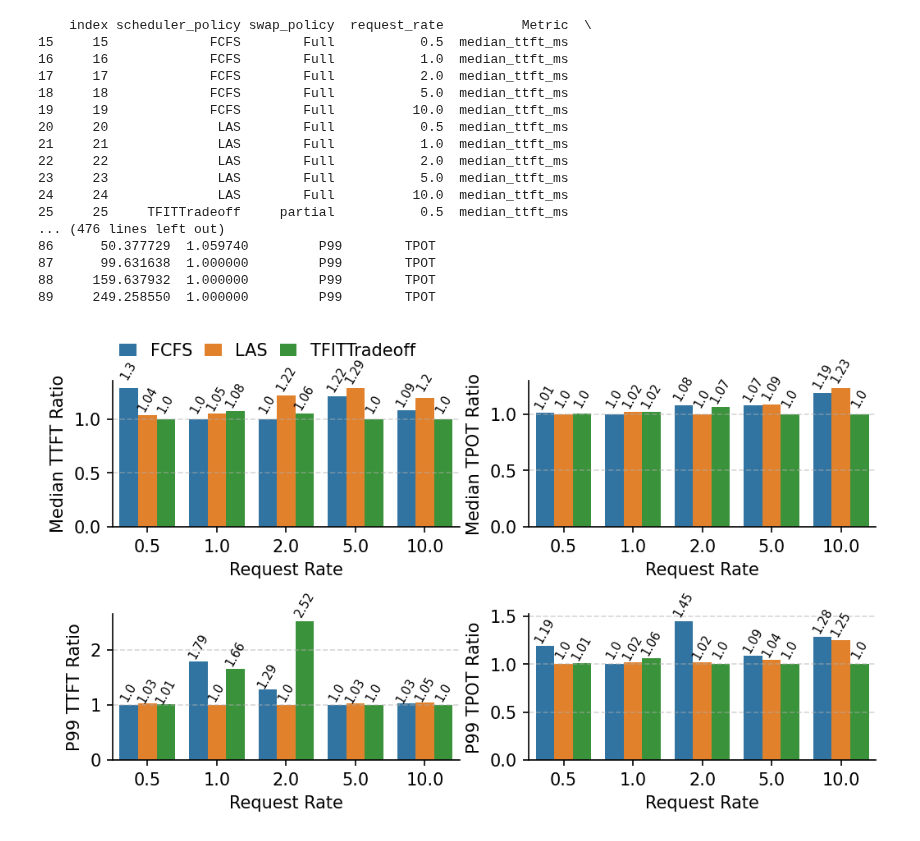
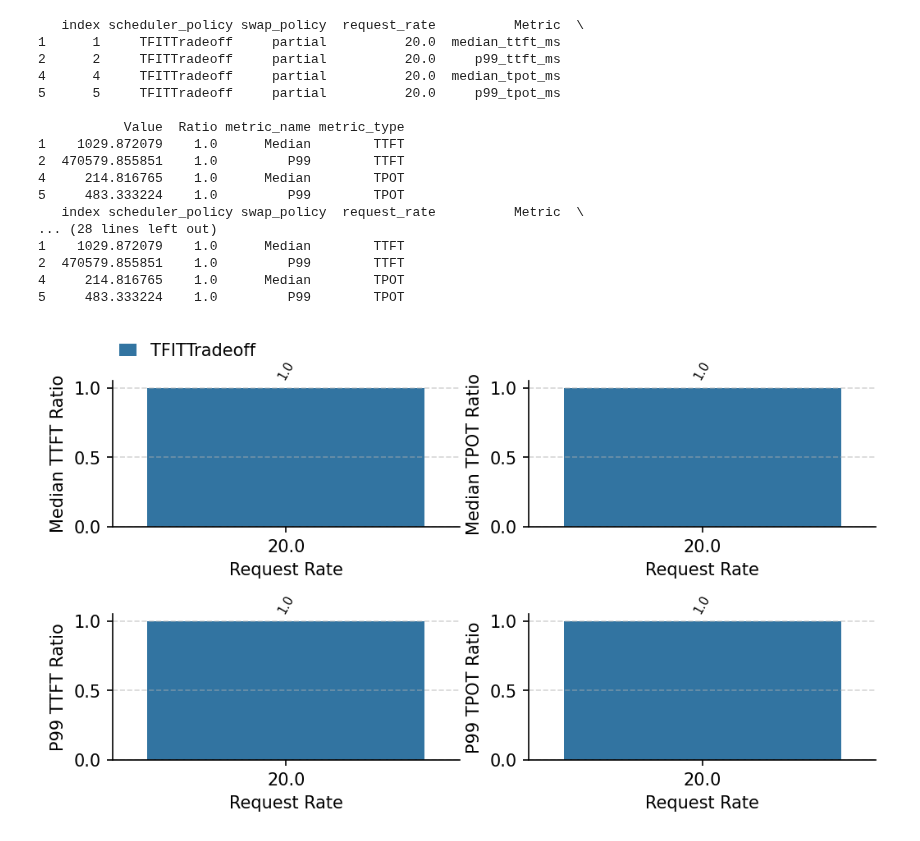
Before and after one commit to chengzhi-lu/vllm, a Jupyter notebook: benchmarks/result/analysis/result_analysis_1.ipynb, the cells around one changed output. Drawn from its saved outputs; the diff is of its cells as text; code cells hidden in the pictures.

```diff
--- a/benchmarks/result/analysis/result_analysis_1.ipynb
+++ b/benchmarks/result/analysis/result_analysis_1.ipynb
@@ -20,8 +20,8 @@ replace_name = {
 }
 # %%
 # _date = "20240918"
-_date = "20241005"
-_counters = [0]
+_date = "20241009"
+_counters = [840]
 e2e_result_dir_names = [
     os.path.join(base_dir, _date, str(counter)) for counter in _counters
 ]
@@ -423,52 +423,52 @@ def bar_plot_2(_long_df):
         ax.spines['top'].set_visible(False)
         ax.spines['right'].set_visible(False)
 
         _ax[_i // 2][_i % 2].set_xlabel("Request Rate")
         _ax[_i // 2][_i % 2].set_ylabel(metrics[_i][0] + " " + metrics[_i][1]+" Ratio")
 
         add_num_annotation(_ax[_i // 2][_i % 2], rotation=60, fontsize=7)
 
         _ax[_i // 2][_i % 2].grid(linestyle="--", alpha=0.5, axis="y")
 
         if _i == 0:
             _ax[_i // 2][_i % 2].legend(
                 title="",
                 frameon=False,
                 ncol=3,
                 loc=(0, 1.1),
 
 
                 handlelength=1.0,
                 columnspacing=0.7,
             )
         else:
             _ax[_i // 2][_i % 2].legend().remove()
 
-required_metric_name = "Median"
+required_metric_name = "P99"
 # bar_plot_1(_long_df, required_metric_name=required_metric_name)
 bar_plot_2(_long_df)
 plt.subplots_adjust(wspace=0.2, hspace=0.6)
 # plt.savefig(f"{required_metric_name}.pdf", format='pdf')
 plt.show()
 # %% [output]
-    index scheduler_policy swap_policy  request_rate          Metric  \
-15     15             FCFS        Full           0.5  median_ttft_ms
-16     16             FCFS        Full           1.0  median_ttft_ms
-17     17             FCFS        Full           2.0  median_ttft_ms
-18     18             FCFS        Full           5.0  median_ttft_ms
-19     19             FCFS        Full          10.0  median_ttft_ms
-20     20              LAS        Full           0.5  median_ttft_ms
-21     21              LAS        Full           1.0  median_ttft_ms
-22     22              LAS        Full           2.0  median_ttft_ms
-23     23              LAS        Full           5.0  median_ttft_ms
-24     24              LAS        Full          10.0  median_ttft_ms
-25     25     TFITTradeoff     partial           0.5  median_ttft_ms
-... (476 lines left out)
-86      50.377729  1.059740         P99        TPOT
-87      99.631638  1.000000         P99        TPOT
-88     159.637932  1.000000         P99        TPOT
-89     249.258550  1.000000         P99        TPOT
+   index scheduler_policy swap_policy  request_rate          Metric  \
+1      1     TFITTradeoff     partial          20.0  median_ttft_ms
+2      2     TFITTradeoff     partial          20.0     p99_ttft_ms
+4      4     TFITTradeoff     partial          20.0  median_tpot_ms
+5      5     TFITTradeoff     partial          20.0     p99_tpot_ms
+
+           Value  Ratio metric_name metric_type
+1    1029.872079    1.0      Median        TTFT
+2  470579.855851    1.0         P99        TTFT
+4     214.816765    1.0      Median        TPOT
+5     483.333224    1.0         P99        TPOT
+   index scheduler_policy swap_policy  request_rate          Metric  \
+... (28 lines left out)
+1    1029.872079    1.0      Median        TTFT
+2  470579.855851    1.0         P99        TTFT
+4     214.816765    1.0      Median        TPOT
+5     483.333224    1.0         P99        TPOT
-[figure, old version]
+[figure, new version]
 # %%
 request_level_result = pd.DataFrame()
 for _df_name in e2e_result_dfs:
```
Also changed, not shown: parts of 8 cells of this notebook, 3 other files.
